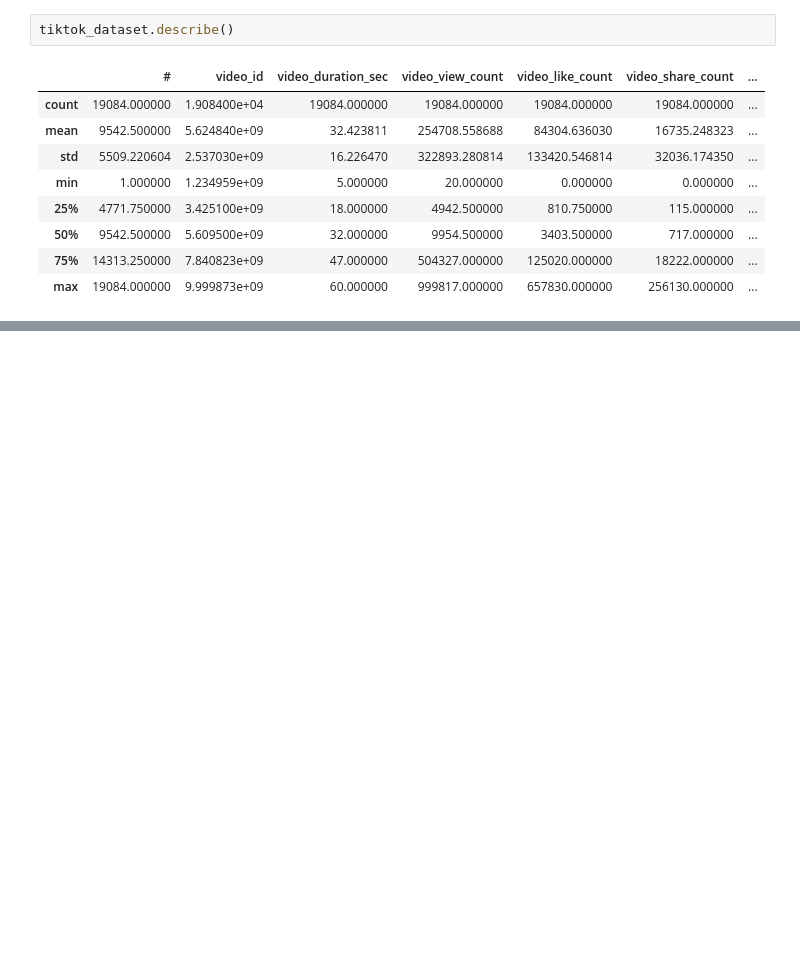
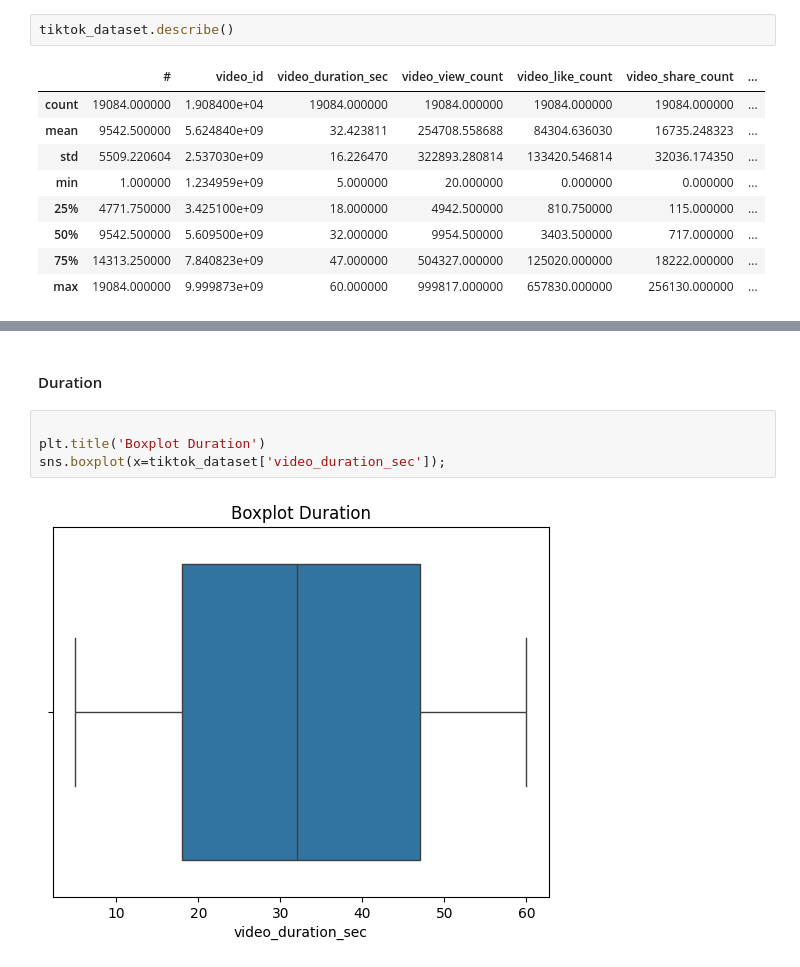
Before and after one commit to Takosaga/fall_24, a Jupyter notebook: machine_learning_and_predictive_analytics/detecting_suspicious_tiktok_content_creators/notebooks/report.ipynb, the cells around one changed output, grey strips where cells are left out. Saved outputs shown, nothing was run; the diff lists cells and outputs as text; blank space fills up the shorter version.

```diff
--- a/machine_learning_and_predictive_analytics/detecting_suspicious_tiktok_content_creators/notebooks/report.ipynb
+++ b/machine_learning_and_predictive_analytics/detecting_suspicious_tiktok_content_creators/notebooks/report.ipynb
@@ -448,0 +459,8 @@ plt.show()
+# %% [markdown]
+#### Duration
+# %%
+
+plt.title('Boxplot Duration')
+sns.boxplot(x=tiktok_dataset['video_duration_sec']);
+# %% [output]
+[figure, added]
```
Also changed, not shown: parts of 35 cells of this notebook.
